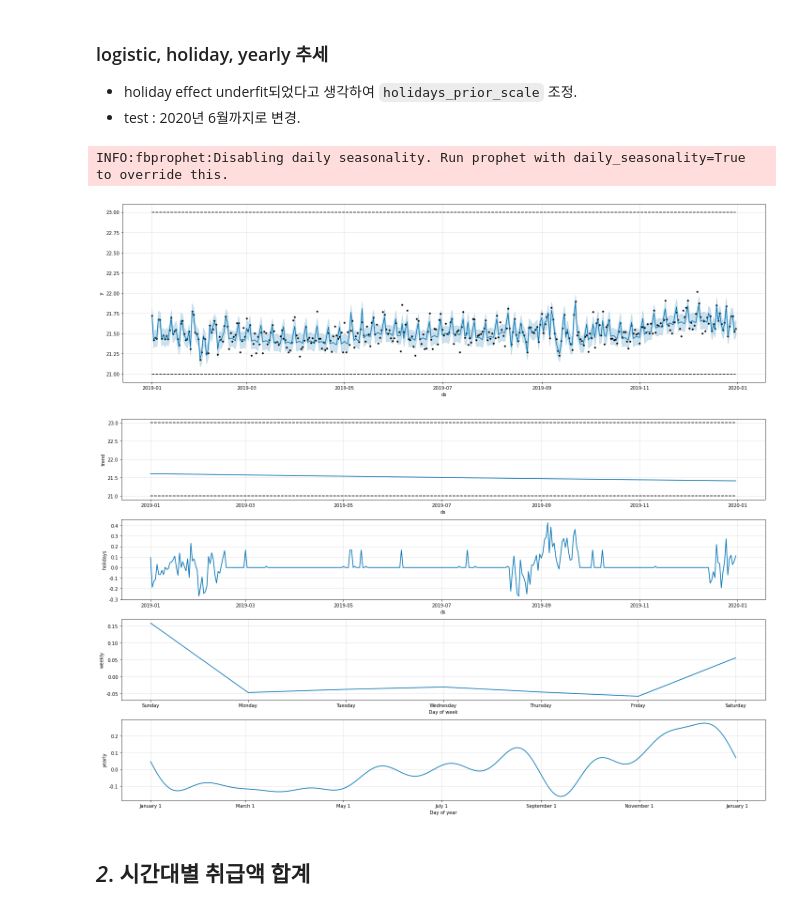
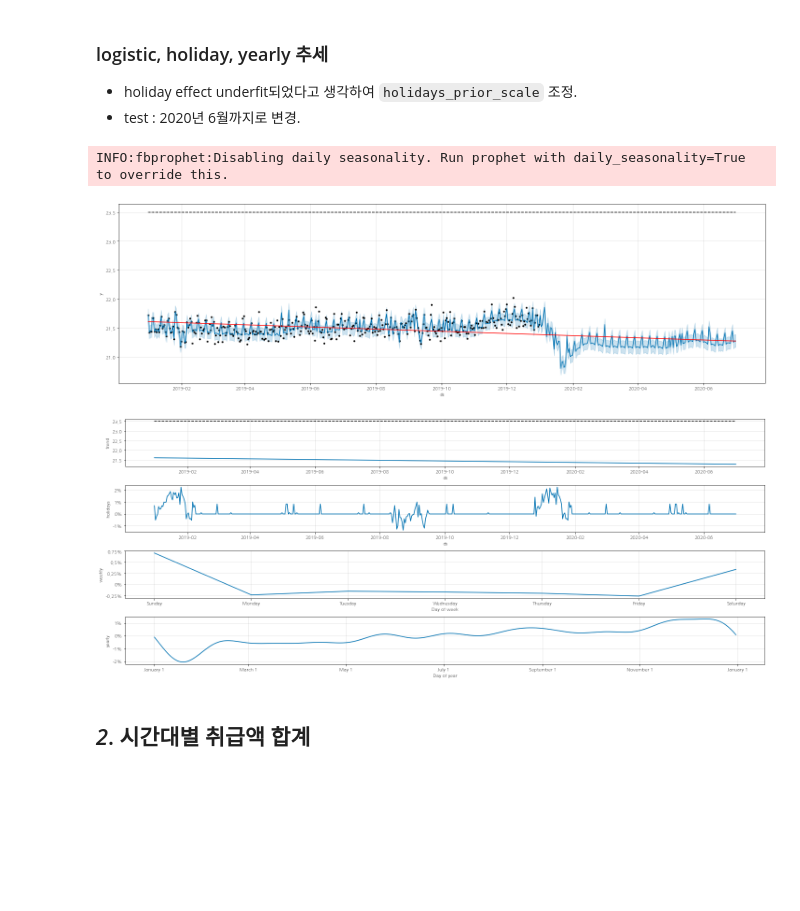
Before and after one commit to sirzzang/Data-Analysis, a Jupyter notebook: BigContest/EDA/EDA_TimeSeries_Prophet_20200908.ipynb, the cells around one changed output. Drawn from its saved outputs; the diff is of its cells as text; code cells hidden in the pictures; blank space fills up the shorter version.

```diff
--- a/BigContest/EDA/EDA_TimeSeries_Prophet_20200908.ipynb
+++ b/BigContest/EDA/EDA_TimeSeries_Prophet_20200908.ipynb
@@ -41,6 +45,7 @@ os.getcwd()
 # %%
 # 경로 설정
 RAW_DATA = './data/2020 빅콘테스트 데이터분석분야-챔피언리그_2019년 실적데이터_v1_200818.xlsx'
+HOLIDAY_DATA = './data/공휴일(201901-202006).csv'
 # %%
 # 데이터 로드 및 기본 전처리
 data_raw = pd.read_excel(RAW_DATA, header=1)
@@ -73,7 +78,7 @@ data.head(10)
 | 9 | 2019-01-01 08:00:00 | 20.0 | 100808 | 202377 | CERINI by PAT 남성 소프트 기모 릴렉스팬츠 | 의류 | 59900 | 16133000.0 | 269.332220 | 2019-01-01 | 2019-01-01 08:00:00 |
 # %%
 # 공휴일
-holiday_df = pd.read_csv('./data/holiday_prophet_2차.csv')
+holiday_df = pd.read_csv(HOLIDAY_DATA)
 holiday_df
 # %% [output]
 |  | holiday | ds | lower_window | upper_window |
@@ -233,19 +199,32 @@ m.plot_components(forecast, figsize=(20, 8));
 ### logistic, holiday, yearly 추세
 - holiday effect underfit되었다고 생각하여 `holidays_prior_scale` 조정.
 - test : 2020년 6월까지로 변경.
-# %%
-# 공휴일 반영하지 않은 prophet 모델로 추세 파악
-m = Prophet(growth='logistic', holidays=holiday_df, yearly_seasonality=True)
-m.fit(train)
-forecast = m.predict(test)
-# %% [output]
-INFO:fbprophet:Disabling daily seasonality. Run prophet with daily_seasonality=True to override this.
+# %%
+# Prophet 모델에 맞게 데이터셋 구성
+train = daily.reset_index(drop=False)[['날짜', '취급액_log']].rename(columns={'날짜':'ds', '취급액_log':'y'})
+train['cap'] = 23
+train['floor'] = 21
+# %%
+# 공휴일, linear, year 1년치 추세 파악
+m = Prophet(changepoint_range=0.9, changepoint_prior_scale=0.1, yearly_seasonality=True, holidays=holiday_df, seasonality_mode='multiplicative')
+m.fit(train)
+future = m.make_future_dataframe(periods=183) # 6월까지
+
+# future cap, floor
+future['cap'] = 23.5
+future['floor'] = 21
+
+# 예측
+forecast = m.predict(future)
+# %% [output]
+INFO:fbprophet:Disabling daily seasonality. Run prophet with daily_seasonality=True to override this.
 # %%
 # 예측 추이 파악
-m.plot(forecast, figsize=(20, 6));
+fig = m.plot(forecast, figsize=(20, 6))
+a = add_changepoints_to_plot(fig.gca(), m, forecast)
 
 # 구성요소별 추세
-m.plot_components(forecast, figsize=(20, 12));
+m.plot_components(forecast, figsize=(20, 8));
 # %% [output]
-[figure, old version]
+[figure, new version]
-[figure, old version]
+[figure, new version]
```
Also changed, not shown: parts of 19 cells of this notebook, 3 other files.
